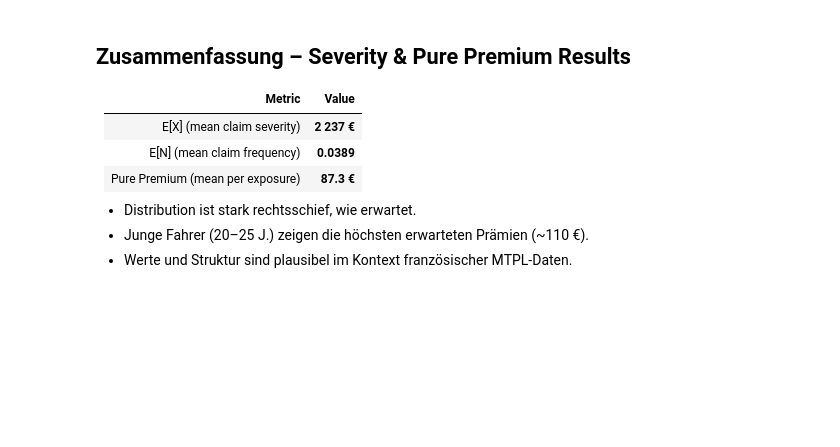
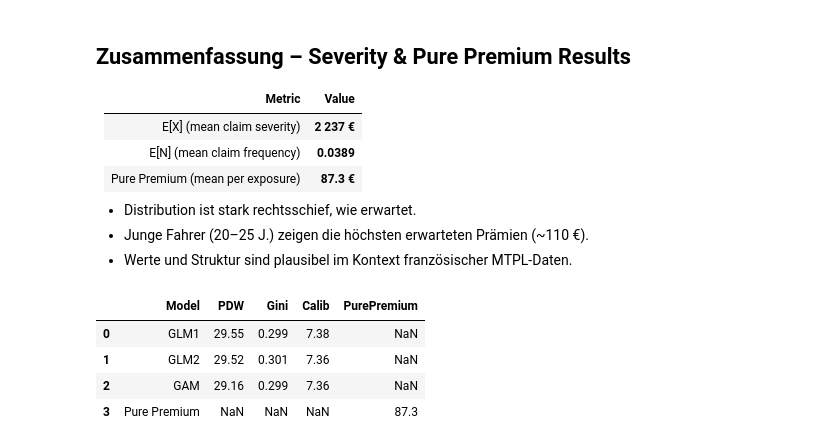
Before and after one commit to FisherSteve/freMTPL2-pricing, a Jupyter notebook: notebooks/04_severity_pure_premium.ipynb, the cells around one changed output. Drawn from its saved outputs; the diff is of its cells as text; code cells hidden in the pictures; blank space fills up the shorter version.

```diff
--- a/notebooks/04_severity_pure_premium.ipynb
+++ b/notebooks/04_severity_pure_premium.ipynb
@@ -418,3 +418,19 @@ E[X] mean: 2237.11 E[N] mean: 0.03885 PP mean: 87.29
 - Distribution ist stark rechtsschief, wie erwartet.
 - Junge Fahrer (20–25 J.) zeigen die höchsten erwarteten Prämien (~110 €).
 - Werte und Struktur sind plausibel im Kontext französischer MTPL-Daten.
+# %%
+# Modellmetriken zusammenfassen
+perf = pd.DataFrame([
+    {"Model": "GLM1", "PDW": 29.55, "Gini": 0.299, "Calib": 7.38, "PurePremium": np.nan},
+    {"Model": "GLM2", "PDW": 29.52, "Gini": 0.301, "Calib": 7.36, "PurePremium": np.nan},
+    {"Model": "GAM",  "PDW": 29.16, "Gini": 0.299, "Calib": 7.36, "PurePremium": np.nan},
+    {"Model": "Pure Premium", "PDW": np.nan, "Gini": np.nan, "Calib": np.nan, "PurePremium": 87.3},
+])
+
+perf
+# %% [output]
+|  | Model | PDW | Gini | Calib | PurePremium |
+| 0 | GLM1 | 29.55 | 0.299 | 7.38 | NaN |
+| 1 | GLM2 | 29.52 | 0.301 | 7.36 | NaN |
+| 2 | GAM | 29.16 | 0.299 | 7.36 | NaN |
+| 3 | Pure Premium | NaN | NaN | NaN | 87.3 |
```
Also changed, not shown: parts of 3 cells of this notebook, 4 other files.
